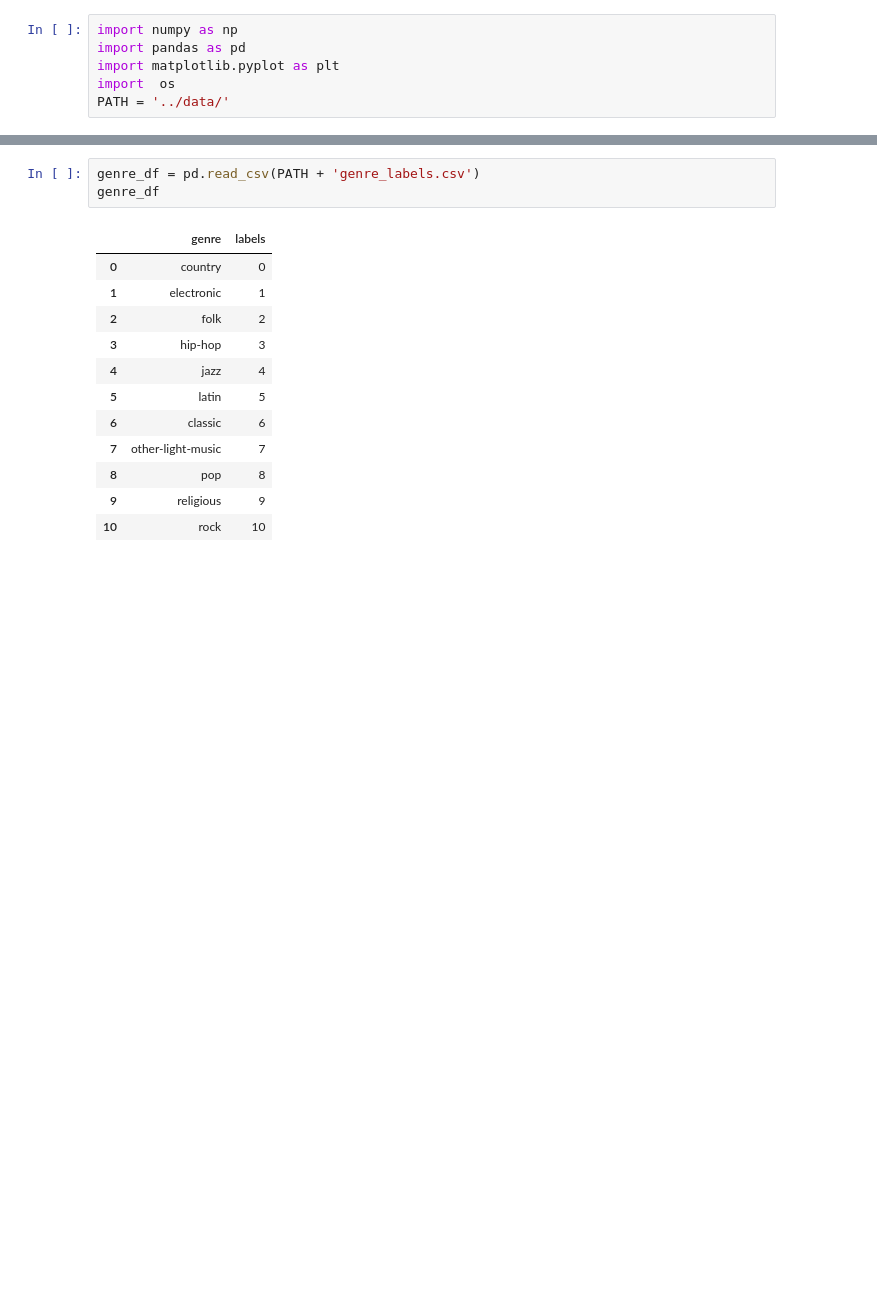
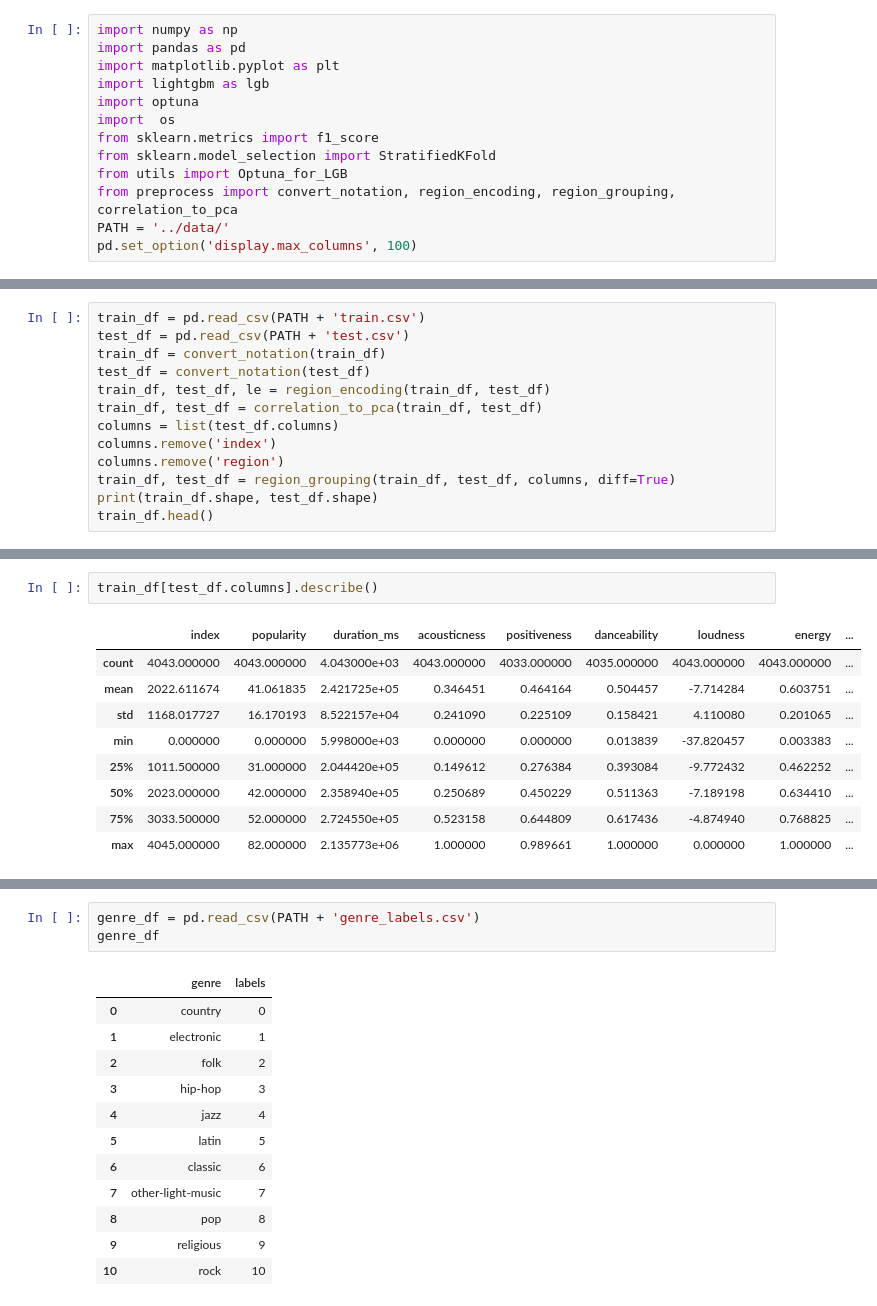
Before and after one commit to chiru1221/ssc2021spr, a Jupyter notebook: src/view.ipynb, the cells around one changed output, grey strips where cells are left out. Drawn from its saved outputs; the diff is of its cells as text; blank space fills up the shorter version.

```diff
--- a/src/view.ipynb
+++ b/src/view.ipynb
@@ -2,5 +2,12 @@
 import numpy as np
 import pandas as pd
 import matplotlib.pyplot as plt
+import lightgbm as lgb
+import optuna
 import  os
+from sklearn.metrics import f1_score
+from sklearn.model_selection import StratifiedKFold
+from utils import Optuna_for_LGB
+from preprocess import convert_notation, region_encoding, region_grouping, correlation_to_pca
 PATH = '../data/'
+pd.set_option('display.max_columns', 100)
@@ -36,0 +14,13 @@ test_df.head()
+# %%
+train_df = pd.read_csv(PATH + 'train.csv')
+test_df = pd.read_csv(PATH + 'test.csv')
+train_df = convert_notation(train_df)
+test_df = convert_notation(test_df)
+train_df, test_df, le = region_encoding(train_df, test_df)
+train_df, test_df = correlation_to_pca(train_df, test_df)
+columns = list(test_df.columns)
+columns.remove('index')
+columns.remove('region')
+train_df, test_df = region_grouping(train_df, test_df, columns, diff=True)
+print(train_df.shape, test_df.shape)
+train_df.head()
@@ -36,0 +44,12 @@ test_df.head()
+# %%
+train_df[test_df.columns].describe()
+# %% [output]
+|  | index | popularity | duration_ms | acousticness | positiveness | danceability | loudness | energy | ... |
+| count | 4043.000000 | 4043.000000 | 4.043000e+03 | 4043.000000 | 4033.000000 | 4035.000000 | 4043.000000 | 4043.000000 | ... |
+| mean | 2022.611674 | 41.061835 | 2.421725e+05 | 0.346451 | 0.464164 | 0.504457 | -7.714284 | 0.603751 | ... |
+| std | 1168.017727 | 16.170193 | 8.522157e+04 | 0.241090 | 0.225109 | 0.158421 | 4.110080 | 0.201065 | ... |
+| min | 0.000000 | 0.000000 | 5.998000e+03 | 0.000000 | 0.000000 | 0.013839 | -37.820457 | 0.003383 | ... |
+| 25% | 1011.500000 | 31.000000 | 2.044420e+05 | 0.149612 | 0.276384 | 0.393084 | -9.772432 | 0.462252 | ... |
+| 50% | 2023.000000 | 42.000000 | 2.358940e+05 | 0.250689 | 0.450229 | 0.511363 | -7.189198 | 0.634410 | ... |
+| 75% | 3033.500000 | 52.000000 | 2.724550e+05 | 0.523158 | 0.644809 | 0.617436 | -4.874940 | 0.768825 | ... |
+| max | 4045.000000 | 82.000000 | 2.135773e+06 | 1.000000 | 0.989661 | 1.000000 | 0.000000 | 1.000000 | ... |
```
Also changed, not shown: parts of 22 cells of this notebook, 7 other files.
